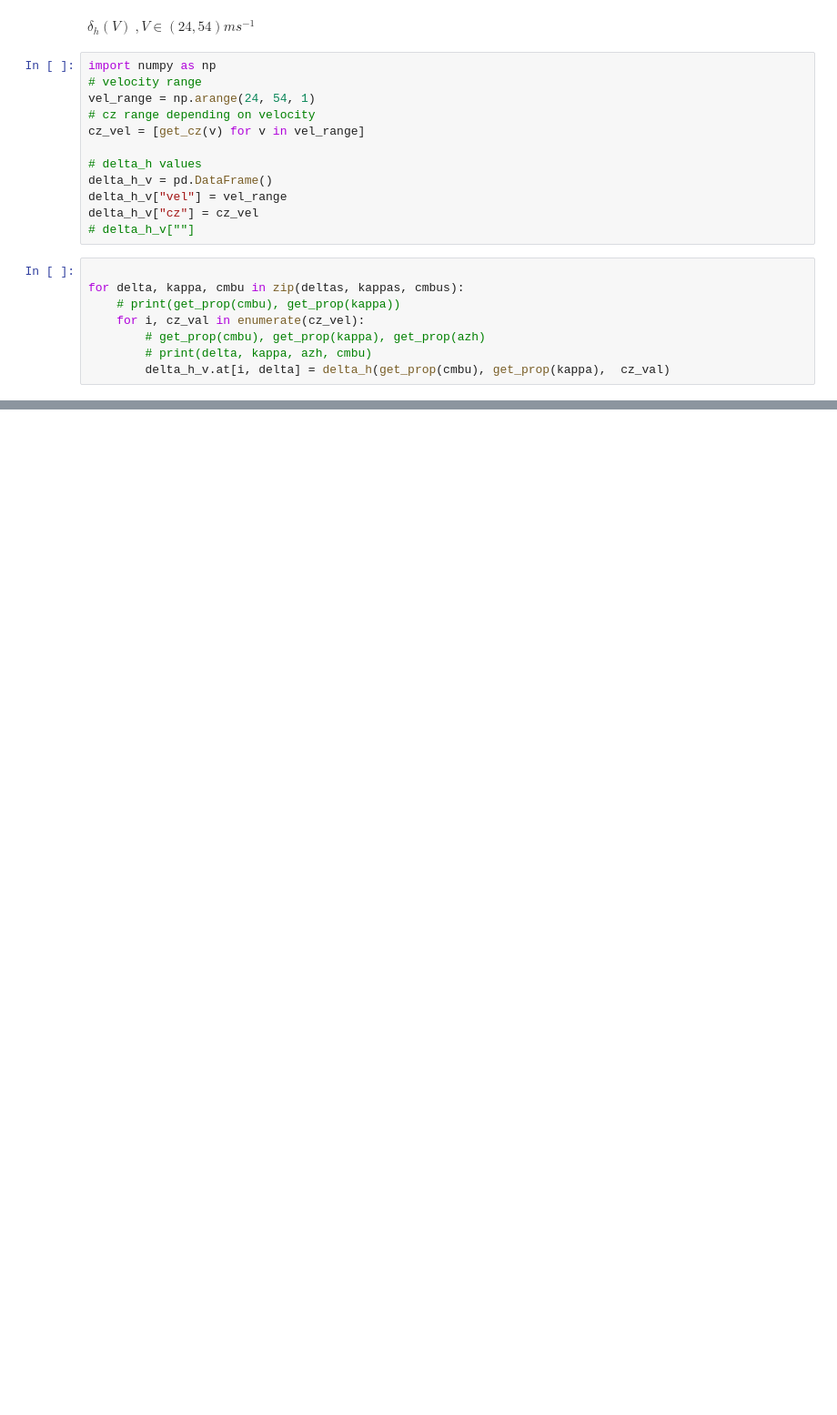
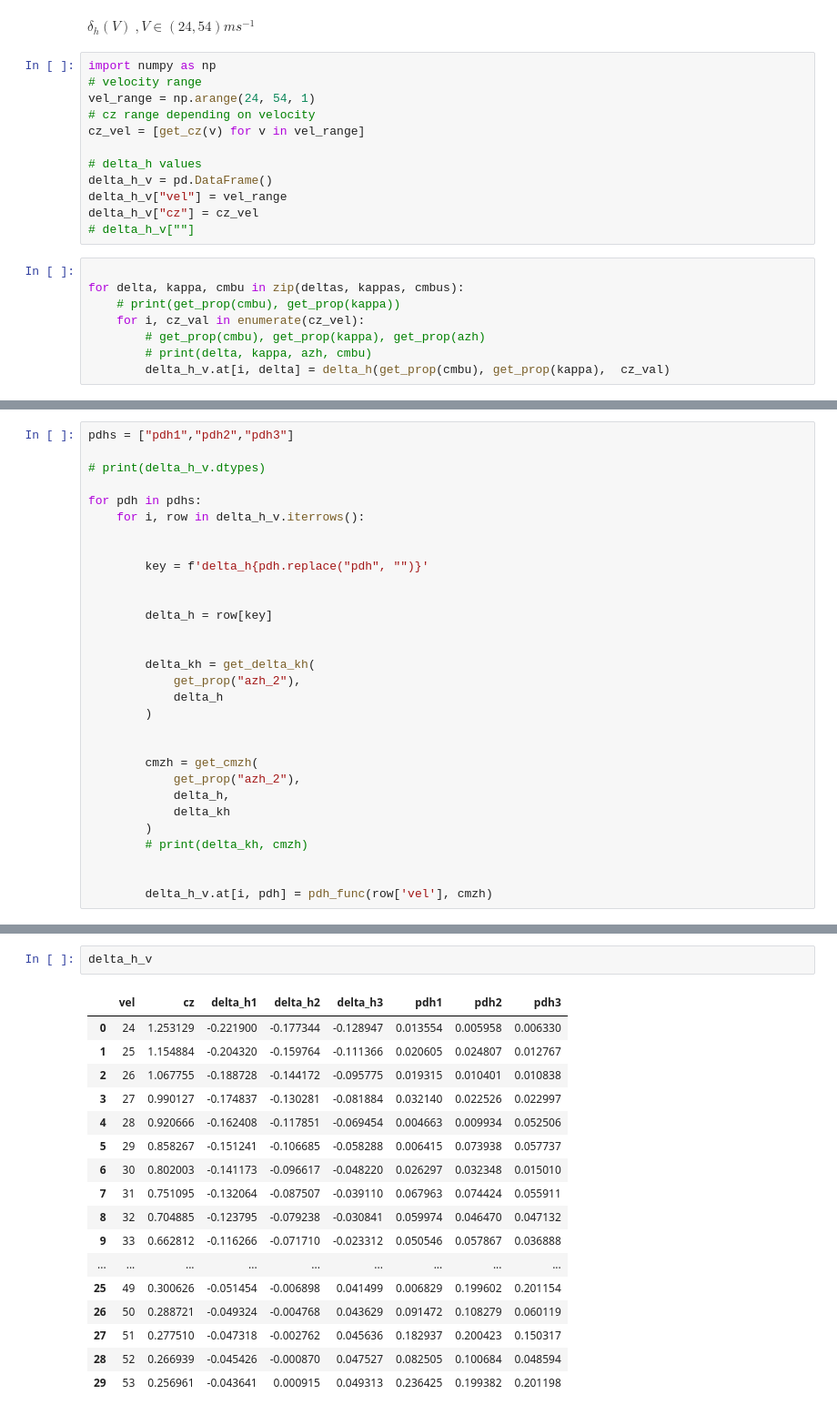
Before and after one commit to mahromir/FLIGHT_MECHANICS, a Jupyter notebook: proj9/src/bipol_proj9.ipynb, the cells around one changed output, grey strips where cells are left out. Shown at 91% size. Saved outputs shown, nothing was run; the diff lists cells and outputs as text; blank space fills up the shorter version.

```diff
--- a/proj9/src/bipol_proj9.ipynb
+++ b/proj9/src/bipol_proj9.ipynb
@@ -162,0 +182,30 @@ delta_h_v_deg
+# %%
+pdhs = ["pdh1","pdh2","pdh3"]
+
+# print(delta_h_v.dtypes)
+
+for pdh in pdhs:
+    for i, row in delta_h_v.iterrows():
+
+
+        key = f'delta_h{pdh.replace("pdh", "")}'
+
+
+        delta_h = row[key]
+
+
+        delta_kh = get_delta_kh(
+            get_prop("azh_2"),
+            delta_h
+        )
+
+
+        cmzh = get_cmzh(
+            get_prop("azh_2"),
+            delta_h,
+            delta_kh
+        )
+        # print(delta_kh, cmzh)
+
+
+        delta_h_v.at[i, pdh] = pdh_func(row['vel'], cmzh)
@@ -162,0 +230,20 @@ delta_h_v_deg
+# %%
+delta_h_v
+# %% [output]
+|  | vel | cz | delta_h1 | delta_h2 | delta_h3 | pdh1 | pdh2 | pdh3 |
+| 0 | 24 | 1.253129 | -0.221900 | -0.177344 | -0.128947 | 0.013554 | 0.005958 | 0.006330 |
+| 1 | 25 | 1.154884 | -0.204320 | -0.159764 | -0.111366 | 0.020605 | 0.024807 | 0.012767 |
+| 2 | 26 | 1.067755 | -0.188728 | -0.144172 | -0.095775 | 0.019315 | 0.010401 | 0.010838 |
+| 3 | 27 | 0.990127 | -0.174837 | -0.130281 | -0.081884 | 0.032140 | 0.022526 | 0.022997 |
+| 4 | 28 | 0.920666 | -0.162408 | -0.117851 | -0.069454 | 0.004663 | 0.009934 | 0.052506 |
+| 5 | 29 | 0.858267 | -0.151241 | -0.106685 | -0.058288 | 0.006415 | 0.073938 | 0.057737 |
+| 6 | 30 | 0.802003 | -0.141173 | -0.096617 | -0.048220 | 0.026297 | 0.032348 | 0.015010 |
+| 7 | 31 | 0.751095 | -0.132064 | -0.087507 | -0.039110 | 0.067963 | 0.074424 | 0.055911 |
+| 8 | 32 | 0.704885 | -0.123795 | -0.079238 | -0.030841 | 0.059974 | 0.046470 | 0.047132 |
+| 9 | 33 | 0.662812 | -0.116266 | -0.071710 | -0.023312 | 0.050546 | 0.057867 | 0.036888 |
+| ... | ... | ... | ... | ... | ... | ... | ... | ... |
+| 25 | 49 | 0.300626 | -0.051454 | -0.006898 | 0.041499 | 0.006829 | 0.199602 | 0.201154 |
+| 26 | 50 | 0.288721 | -0.049324 | -0.004768 | 0.043629 | 0.091472 | 0.108279 | 0.060119 |
+| 27 | 51 | 0.277510 | -0.047318 | -0.002762 | 0.045636 | 0.182937 | 0.200423 | 0.150317 |
+| 28 | 52 | 0.266939 | -0.045426 | -0.000870 | 0.047527 | 0.082505 | 0.100684 | 0.048594 |
+| 29 | 53 | 0.256961 | -0.043641 | 0.000915 | 0.049313 | 0.236425 | 0.199382 | 0.201198 |
```
Also changed, not shown: parts of 11 cells of this notebook, 5 other files.
